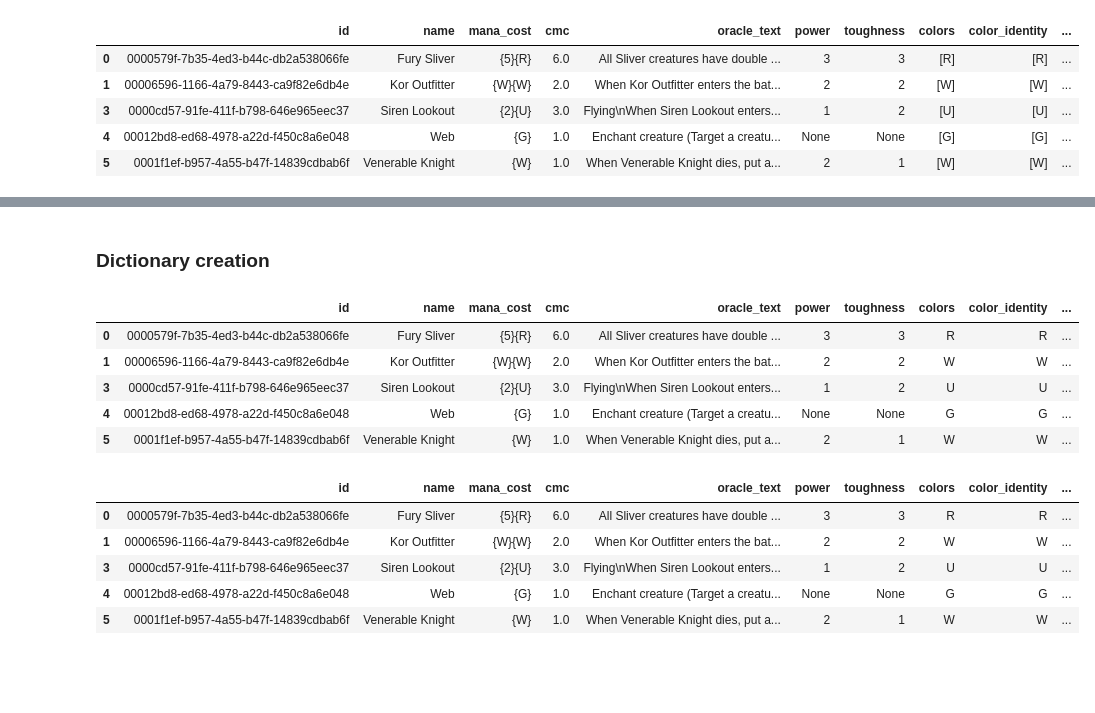
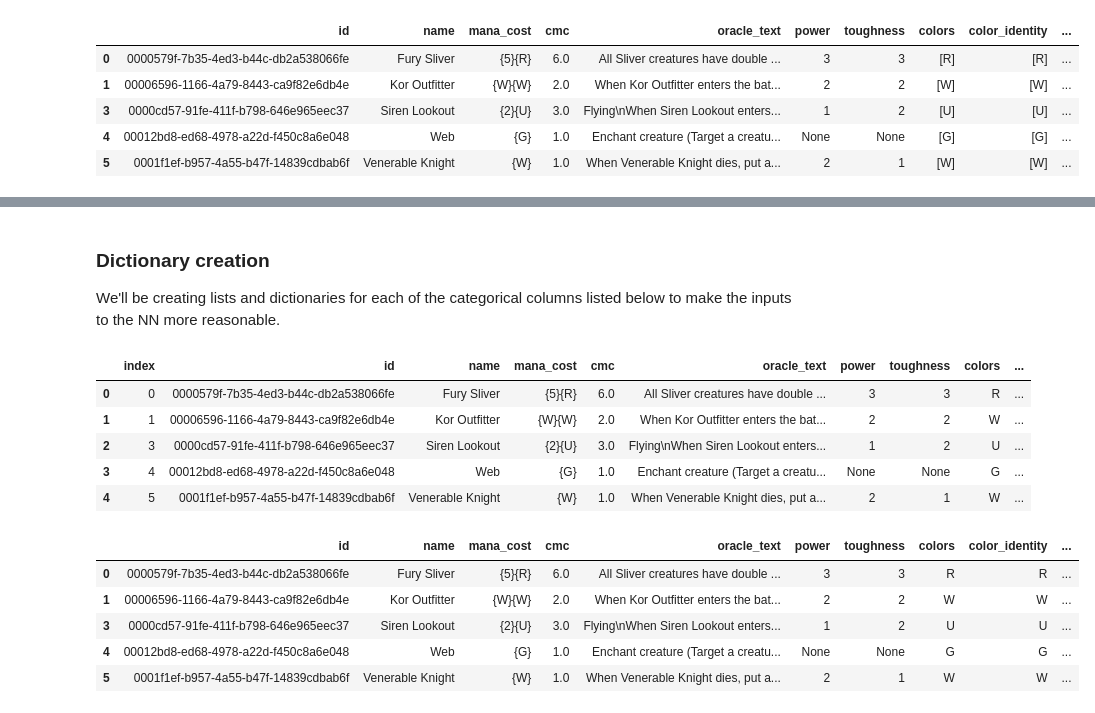
Before and after one commit to ramiluisto/MTG-cards, a Jupyter notebook: MTG textual part.ipynb, the cells around one changed output, grey strips where cells are left out. Drawn from its saved outputs; the diff is of its cells as text; code cells hidden in the pictures; blank space fills up the shorter version.

```diff
--- a/MTG textual part.ipynb
+++ b/MTG textual part.ipynb
@@ -21,7 +21,7 @@ The following cell contains the IBM Watson notebook autogenerated code to read F
 # The code was removed by Watson Studio for sharing.
 # %%
 # Uncomment the following line if you are applying this code outside the original notebook.
-cards_df = pd.read_json("Formatted_list.json")
+# cards_df = pd.read_json(Formatted_list.json).sort_index()
 
 all_cards_amount = cards_df.shape[0]
 print(cards_df.shape)
@@ -154,47 +155,52 @@ oracle_text_cards.head()
 #y = [mana_cost_amounts[j] for j in x]
 #plt.xticks(range(17))
 #plt.bar(x,y)
-# %% [markdown]
-### Dictionary creation
+# %% [markdown]
+### Dictionary creation
+
+We'll be creating lists and dictionaries for each of the categorical columns listed below to make the inputs to the NN more reasonable.
 # %%
 df = typed_cards_df.copy()
 
+df = df.reset_index()
+
+# The data in color columns is in list form, and we need to turn it into some kinds of (unique) strings.
 def array_to_string(row):
     array = row['color_identity']
     string = ''.join(array)
     row['color_identity'] = string
 
     try:
         array = row['colors']
         string = ''.join(array)
         row['colors'] = string
     except:
         row['colors'] = None
 
     return row
 
 df = df.apply(array_to_string, axis= 1)
 
 categorical_columns = ['mana_cost',
                        'cmc',
                        'power',
                        'toughness',
                        'colors',
                        'color_identity',
                        'set',
                        'rarity',
                        'type'
                       ]
 
 df[categorical_columns].dtypes
 df.head()
 # %% [output]
-|  | id | name | mana_cost | cmc | oracle_text | power | toughness | colors | color_identity | ... |
-| 0 | 0000579f-7b35-4ed3-b44c-db2a538066fe | Fury Sliver | {5}{R} | 6.0 | All Sliver creatures have double ... | 3 | 3 | R | R | ... |
-| 1 | 00006596-1166-4a79-8443-ca9f82e6db4e | Kor Outfitter | {W}{W} | 2.0 | When Kor Outfitter enters the bat... | 2 | 2 | W | W | ... |
-| 3 | 0000cd57-91fe-411f-b798-646e965eec37 | Siren Lookout | {2}{U} | 3.0 | Flying\nWhen Siren Lookout enters... | 1 | 2 | U | U | ... |
-| 4 | 00012bd8-ed68-4978-a22d-f450c8a6e048 | Web | {G} | 1.0 | Enchant creature (Target a creatu... | None | None | G | G | ... |
-| 5 | 0001f1ef-b957-4a55-b47f-14839cdbab6f | Venerable Knight | {W} | 1.0 | When Venerable Knight dies, put a... | 2 | 1 | W | W | ... |
+|  | index | id | name | mana_cost | cmc | oracle_text | power | toughness | colors | ... |
+| 0 | 0 | 0000579f-7b35-4ed3-b44c-db2a538066fe | Fury Sliver | {5}{R} | 6.0 | All Sliver creatures have double ... | 3 | 3 | R | ... |
+| 1 | 1 | 00006596-1166-4a79-8443-ca9f82e6db4e | Kor Outfitter | {W}{W} | 2.0 | When Kor Outfitter enters the bat... | 2 | 2 | W | ... |
+| 2 | 3 | 0000cd57-91fe-411f-b798-646e965eec37 | Siren Lookout | {2}{U} | 3.0 | Flying\nWhen Siren Lookout enters... | 1 | 2 | U | ... |
+| 3 | 4 | 00012bd8-ed68-4978-a22d-f450c8a6e048 | Web | {G} | 1.0 | Enchant creature (Target a creatu... | None | None | G | ... |
+| 4 | 5 | 0001f1ef-b957-4a55-b47f-14839cdbab6f | Venerable Knight | {W} | 1.0 | When Venerable Knight dies, put a... | 2 | 1 | W | ... |
 # %%
 df.head()
 # %% [output]
```
Also changed, not shown: parts of 6 cells of this notebook.
